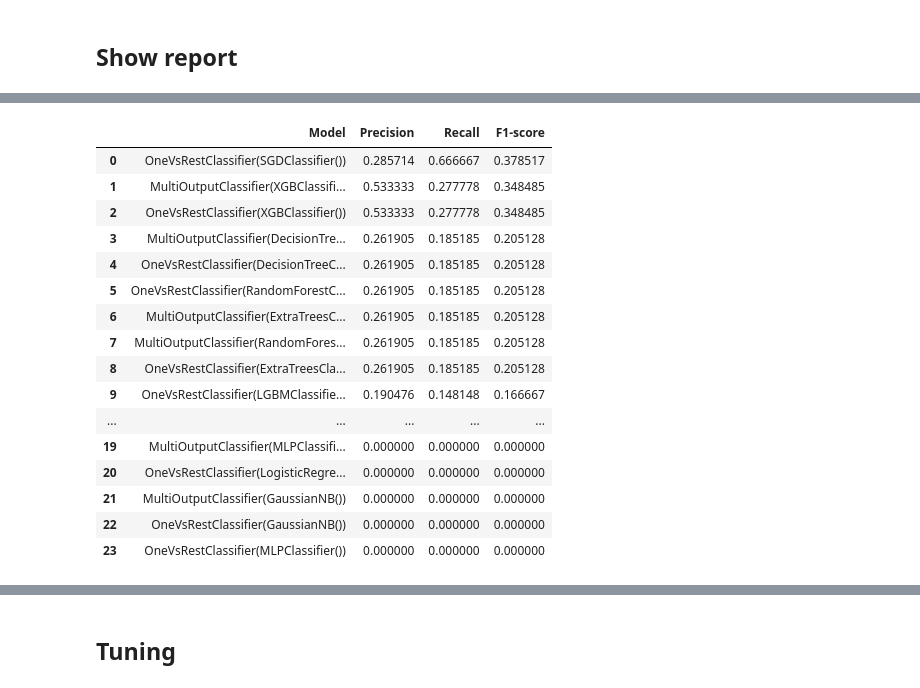
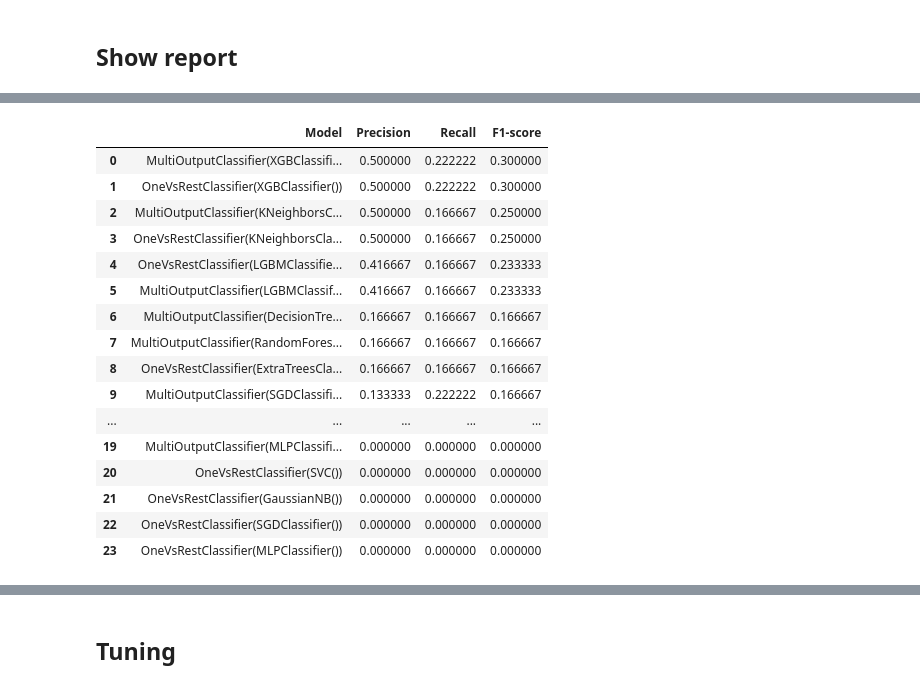
Before and after one commit to patorsiang/rugpull-detection-msc-kent-2025, a Jupyter notebook: ml/notebooks/experiment/baseline/opcode_entropy.ipynb, the cells around one changed output, grey strips where cells are left out. Saved outputs shown, nothing was run; the diff lists cells and outputs as text; code cells hidden in the pictures.

Commit message:
chore: try to apply SMOTETomek

```diff
--- a/ml/notebooks/experiment/baseline/opcode_entropy.ipynb
+++ b/ml/notebooks/experiment/baseline/opcode_entropy.ipynb
@@ -108,21 +145,27 @@ X_train, X_test, y_train, y_test = train_test_split(
 # %% [markdown]
 ## Run all models and collect reports
 # %%
-report_list = []
+def get_report_all_ml(X_train, y_train, X_test):
+    report_list = []
 
-for name, model in models.items():
-    model.fit(X_train, y_train)
-    y_pred = model.predict(X_test)
+    for name, model in models.items():
+        model.fit(X_train, y_train)
+        y_pred = model.predict(X_test)
 
-    # Generate classification report (as dict)
-    report_dict = classification_report(y_test, y_pred, output_dict=True, zero_division=0)
+        # Generate classification report (as dict)
+        report_dict = classification_report(y_test, y_pred, output_dict=True, zero_division=0)
 
-    # Average scores across all labels (macro average)
-    avg_scores = report_dict["macro avg"]
+        # Average scores across all labels (macro average)
+        avg_scores = report_dict["macro avg"]
 
-    report_list.append({
-        "Model": name,
-        "Precision": avg_scores["precision"],
-        "Recall": avg_scores["recall"],
-        "F1-score": avg_scores["f1-score"]
-    })
+        report_list.append({
+            "Model": name,
+            "Precision": avg_scores["precision"],
+            "Recall": avg_scores["recall"],
+            "F1-score": avg_scores["f1-score"]
+        })
+
+    df_report = pd.DataFrame(report_list)
+    df_report = df_report.sort_values("F1-score", ascending=False).reset_index(drop=True)
+
+    return df_report
@@ -149,5 +193,4 @@ You can set `force_col_wise=true` to remove the overhead.
 # %%
-df_report = pd.DataFrame(report_list)
-df_report = df_report.sort_values("F1-score", ascending=False).reset_index(drop=True)
-df_report
+df_report_smote = get_report_all_ml(X_train_resampled, y_train_resampled, X_test)
+df_report_smote
 # %% [output]
@@ -154,17 +214,17 @@ df_report
 |  | Model | Precision | Recall | F1-score |
-| 0 | OneVsRestClassifier(SGDClassifier()) | 0.285714 | 0.666667 | 0.378517 |
-| 1 | MultiOutputClassifier(XGBClassifi... | 0.533333 | 0.277778 | 0.348485 |
-| 2 | OneVsRestClassifier(XGBClassifier()) | 0.533333 | 0.277778 | 0.348485 |
-| 3 | MultiOutputClassifier(DecisionTre... | 0.261905 | 0.185185 | 0.205128 |
-| 4 | OneVsRestClassifier(DecisionTreeC... | 0.261905 | 0.185185 | 0.205128 |
-| 5 | OneVsRestClassifier(RandomForestC... | 0.261905 | 0.185185 | 0.205128 |
-| 6 | MultiOutputClassifier(ExtraTreesC... | 0.261905 | 0.185185 | 0.205128 |
-| 7 | MultiOutputClassifier(RandomFores... | 0.261905 | 0.185185 | 0.205128 |
-| 8 | OneVsRestClassifier(ExtraTreesCla... | 0.261905 | 0.185185 | 0.205128 |
-| 9 | OneVsRestClassifier(LGBMClassifie... | 0.190476 | 0.148148 | 0.166667 |
+| 0 | MultiOutputClassifier(XGBClassifi... | 0.500000 | 0.222222 | 0.300000 |
+| 1 | OneVsRestClassifier(XGBClassifier()) | 0.500000 | 0.222222 | 0.300000 |
+| 2 | MultiOutputClassifier(KNeighborsC... | 0.500000 | 0.166667 | 0.250000 |
+| 3 | OneVsRestClassifier(KNeighborsCla... | 0.500000 | 0.166667 | 0.250000 |
+| 4 | OneVsRestClassifier(LGBMClassifie... | 0.416667 | 0.166667 | 0.233333 |
+| 5 | MultiOutputClassifier(LGBMClassif... | 0.416667 | 0.166667 | 0.233333 |
+| 6 | MultiOutputClassifier(DecisionTre... | 0.166667 | 0.166667 | 0.166667 |
+| 7 | MultiOutputClassifier(RandomFores... | 0.166667 | 0.166667 | 0.166667 |
+| 8 | OneVsRestClassifier(ExtraTreesCla... | 0.166667 | 0.166667 | 0.166667 |
+| 9 | MultiOutputClassifier(SGDClassifi... | 0.133333 | 0.222222 | 0.166667 |
 | ... | ... | ... | ... | ... |
 | 19 | MultiOutputClassifier(MLPClassifi... | 0.000000 | 0.000000 | 0.000000 |
-| 20 | OneVsRestClassifier(LogisticRegre... | 0.000000 | 0.000000 | 0.000000 |
-| 21 | MultiOutputClassifier(GaussianNB()) | 0.000000 | 0.000000 | 0.000000 |
-| 22 | OneVsRestClassifier(GaussianNB()) | 0.000000 | 0.000000 | 0.000000 |
+| 20 | OneVsRestClassifier(SVC()) | 0.000000 | 0.000000 | 0.000000 |
+| 21 | OneVsRestClassifier(GaussianNB()) | 0.000000 | 0.000000 | 0.000000 |
+| 22 | OneVsRestClassifier(SGDClassifier()) | 0.000000 | 0.000000 | 0.000000 |
 | 23 | OneVsRestClassifier(MLPClassifier()) | 0.000000 | 0.000000 | 0.000000 |
```
Also changed, not shown: parts of 32 cells of this notebook, 4 other files.
